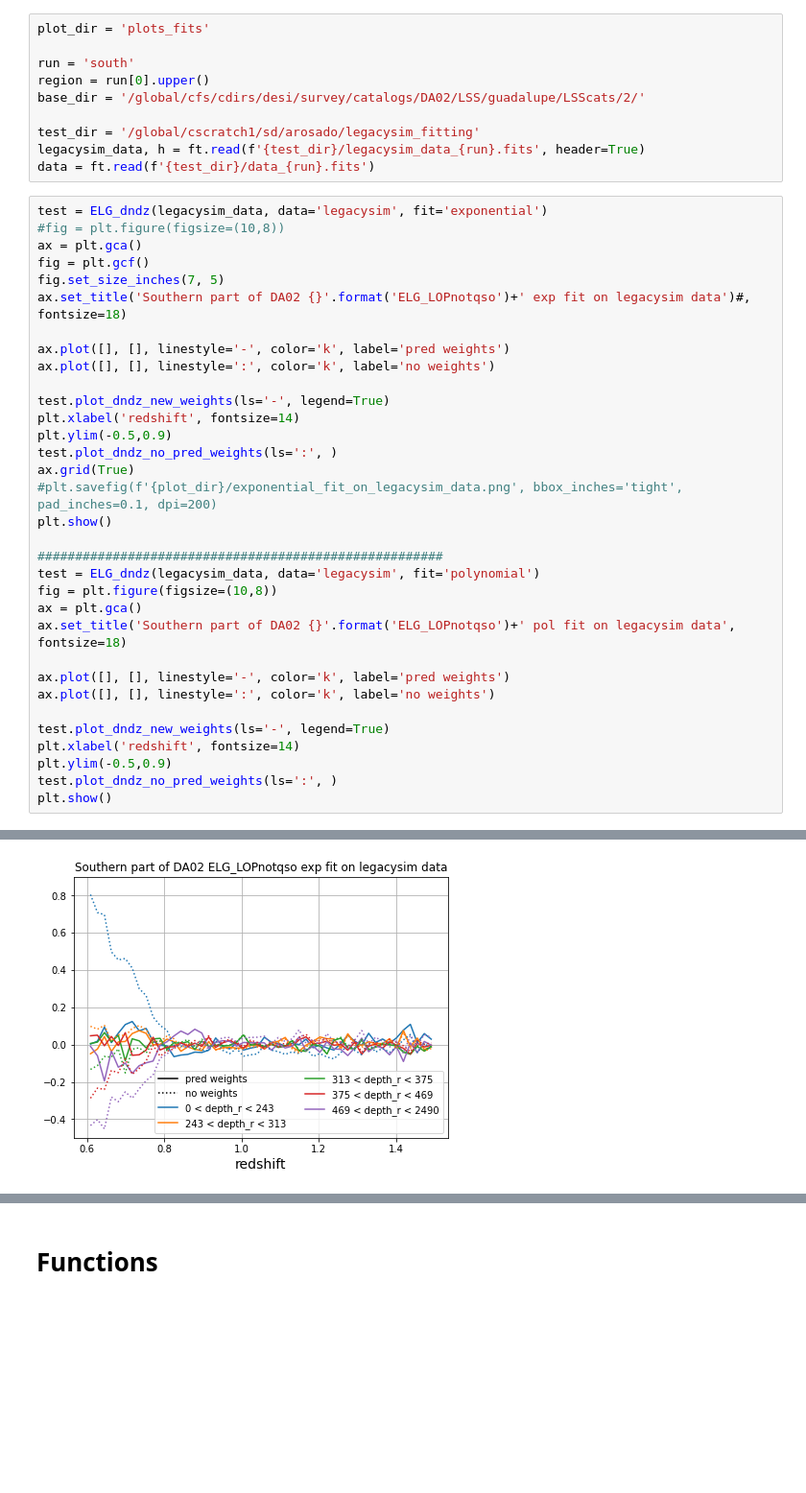
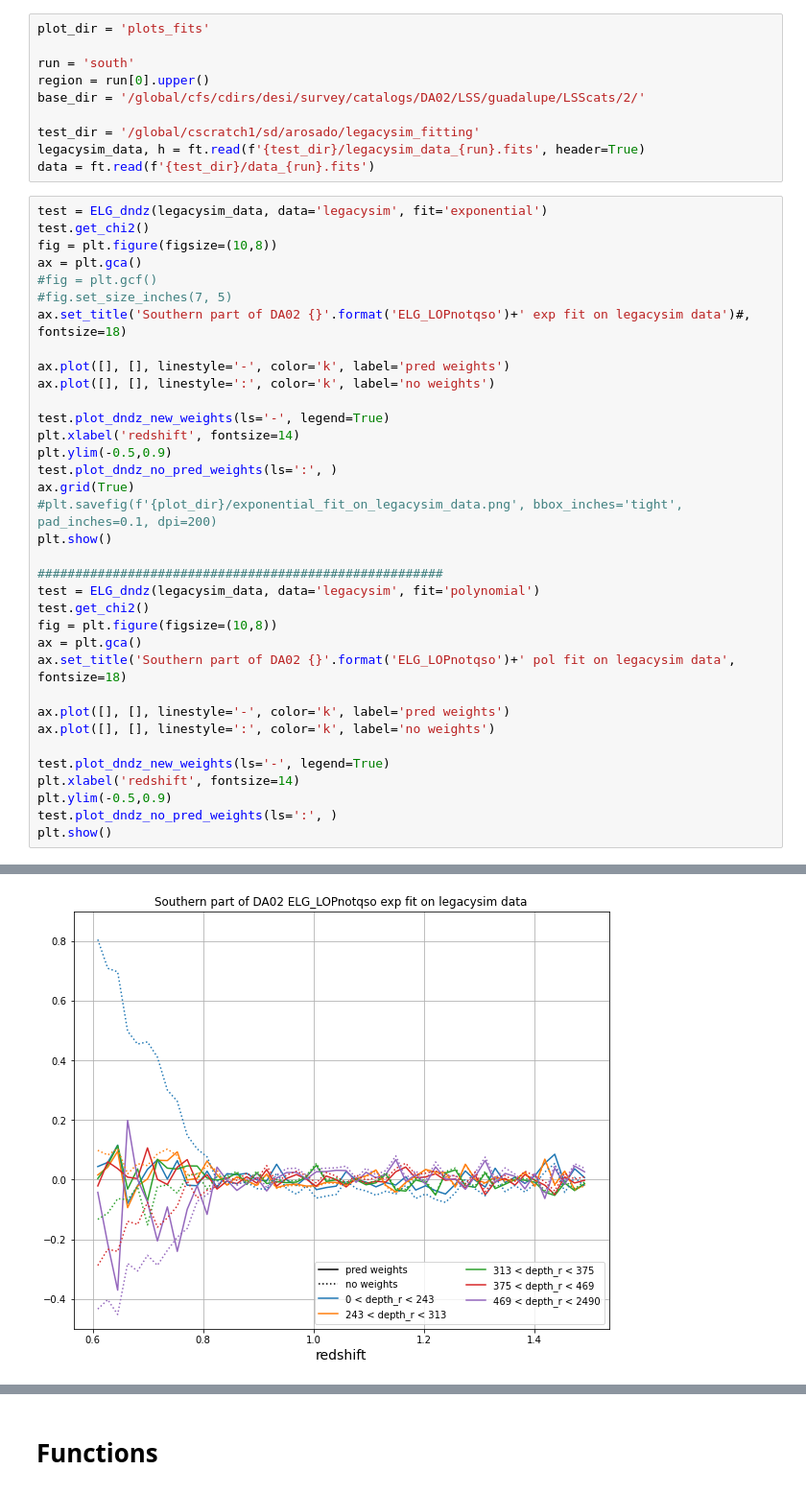
Before and after one commit to AlbertoRosado1/legacysim_runs, a Jupyter notebook: DA02/fitting_dndz.ipynb, the cells around one changed output, grey strips where cells are left out. Shown at 96% size. Drawn from its saved outputs; the diff is of its cells as text; blank space fills up the shorter version.

```diff
--- a/DA02/fitting_dndz.ipynb
+++ b/DA02/fitting_dndz.ipynb
@@ -201,10 +228,11 @@ legacysim_data, h = ft.read(f'{test_dir}/legacysim_data_{run}.fits', header=True
 data = ft.read(f'{test_dir}/data_{run}.fits')
 # %%
 test = ELG_dndz(legacysim_data, data='legacysim', fit='exponential')
-#fig = plt.figure(figsize=(10,8))
+test.get_chi2()
+fig = plt.figure(figsize=(10,8))
 ax = plt.gca()
-fig = plt.gcf()
-fig.set_size_inches(7, 5)
+#fig = plt.gcf()
+#fig.set_size_inches(7, 5)
 ax.set_title('Southern part of DA02 {}'.format('ELG_LOPnotqso')+' exp fit on legacysim data')#, fontsize=18)
 
 ax.plot([], [], linestyle='-', color='k', label='pred weights')
@@ -220,6 +248,7 @@ plt.show()
 
 ######################################################
 test = ELG_dndz(legacysim_data, data='legacysim', fit='polynomial')
+test.get_chi2()
 fig = plt.figure(figsize=(10,8))
 ax = plt.gca()
 ax.set_title('Southern part of DA02 {}'.format('ELG_LOPnotqso')+' pol fit on legacysim data', fontsize=18)
@@ -237,2 +269,2 @@ plt.show()
-[figure, old version]
+[figure, new version]
 -1095.4575 6119.9404
```
Also changed, not shown: parts of 16 cells of this notebook.
